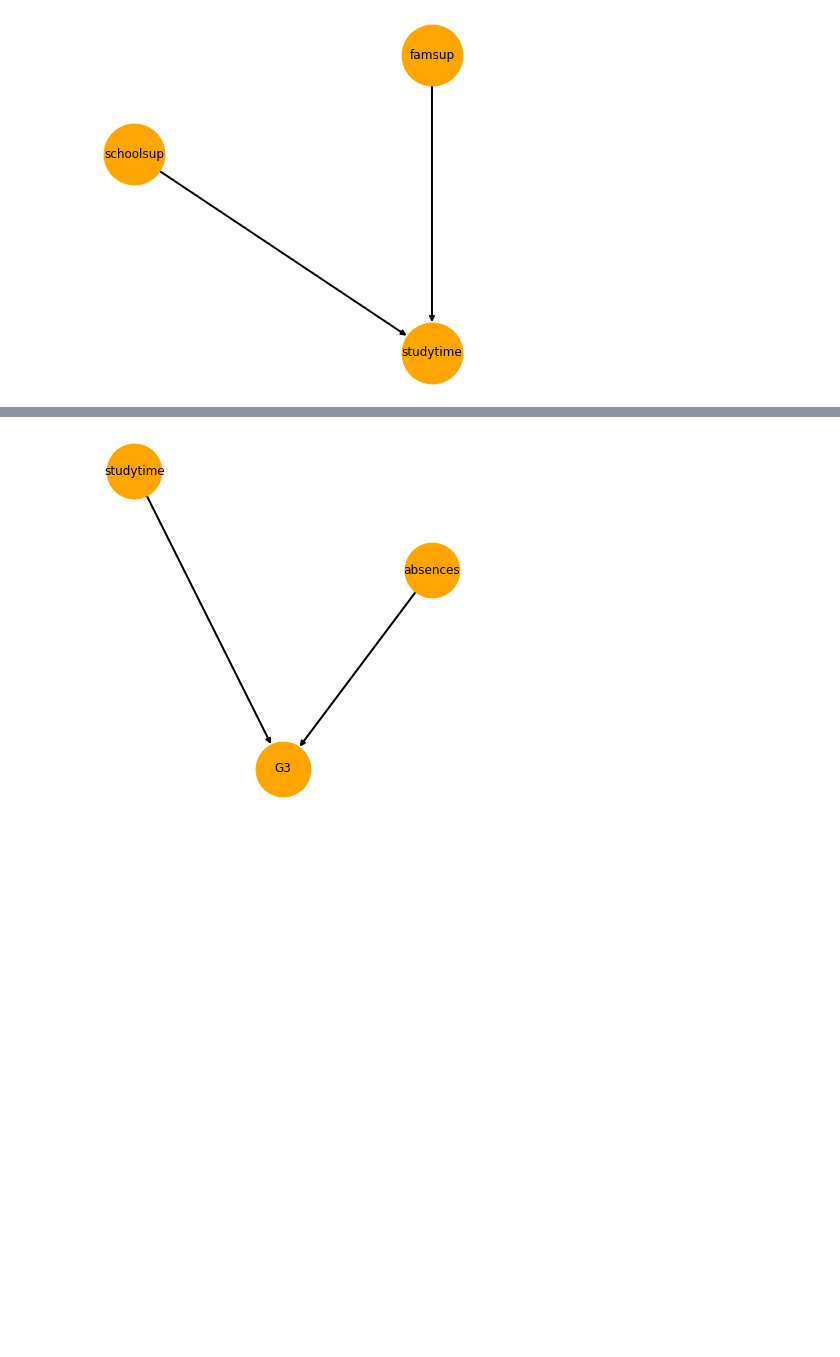
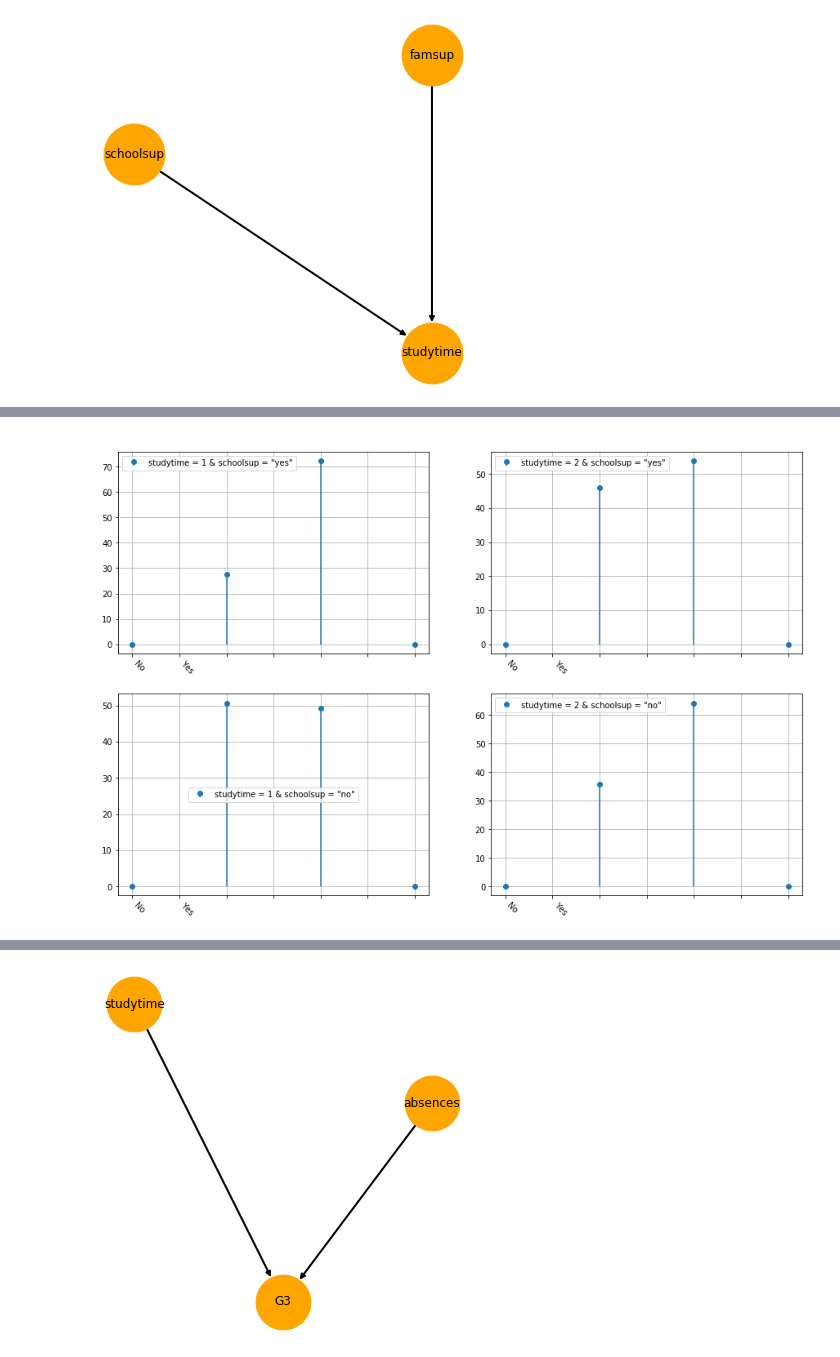
Before and after one commit to Mikalb98/StudentAnalysis-BayesianNetwork, a Jupyter notebook: Bayesian Model.ipynb, the cells around one changed output, grey strips where cells are left out. Drawn from its saved outputs; the diff is of its cells as text; code cells hidden in the pictures; blank space fills up the shorter version.

```diff
--- a/Bayesian Model.ipynb
+++ b/Bayesian Model.ipynb
@@ -2872,0 +2852,87 @@ With studytime:2 (mean) and not schoolsup
+# %%
+#--------Inference CPT representations--------
+
+#Inferences:
+q6_1 = infer.query(["famsup"], evidence={"studytime": 1,"schoolsup": 'yes'})
+q6_2 = infer.query(["famsup"], evidence={"studytime": 1,"schoolsup": 'no'})
+q6_3 = infer.query(["famsup"], evidence={"studytime": 2,"schoolsup": 'yes'})
+q6_4 = infer.query(["famsup"], evidence={"studytime": 2,"schoolsup": 'no'})
+
+
+#Print CPTs:
+print(f"- Case 1: \tstudytime = 1 & schoolsup = 'yes'\n\n {q6_1}")
+print(f"\n\n- Case 2: \tstudytime = 1 & schoolsup = 'no'\n\n {q6_2}")
+print(f"\n\n- Case 3: \tstudytime = 2 & schoolsup = 'yes'\n\n {q6_3}")
+print(f"\n\n- Case 4: \tstudytime = 2 & schoolsup = 'no'\n\n {q6_4}")
+
+
+
+#------------Plotting the PDFs------------
+
+
+#Setting y values of first dictionary:
+diz1 = dict({"": 0,
+             "no": q6_1.values[0]*100,
+             "yes": q6_1.values[1]*100,
+             " ": 0
+            })
+
+
+#Setting y values of second dictionary:
+diz2 = dict({"": 0,
+             "no": q6_2.values[0]*100,
+             "yes": q6_2.values[1]*100,
+             " ": 0
+            })
+
+
+#Setting y values of third dictionary:
+diz3 = dict({"": 0,
+             "no": q6_3.values[0]*100,
+             "yes": q6_3.values[1]*100,
+             " ": 0
+            })
+
+
+#Setting y values of fourth dictionary:
+diz4 = dict({"": 0,
+             "no": q6_4.values[0]*100,
+             "yes": q6_4.values[1]*100,
+             " ": 0
+
+            })
+
+#Variables to plot PDFs:
+rows = 2
+cols = 2
+titles = [' ',
+          ' ',
+          ' ',
+          ' '
+         ]
+
+pdf_legends = ['studytime = 1 & schoolsup = "yes"',
+               'studytime = 1 & schoolsup = "no"',
+               'studytime = 2 & schoolsup = "yes"',
+               'studytime = 2 & schoolsup = "no"'
+              ]
+
+figsize = (15,10)
+diz = [diz1, diz2, diz3, diz4]
+x_ticklabels = [" ",
+                "No",
+                "Yes",
+                " "
+               ]
+
+
+#plot all the PDFs:
+print("\nPDFs in percentage format:")
+plot_pdf(rows = rows,
+         cols = cols,
+         titles = titles,
+         pdf_legends = pdf_legends,
+         figsize = figsize,
+         x_ticklabels = x_ticklabels,
+         diz = diz)
+# %% [output]
@@ -2873 +2956,2 @@ With studytime:2 (mean) and not schoolsup
+[figure, added]
 # %% [markdown]
```
Also changed, not shown: parts of 37 cells of this notebook.
